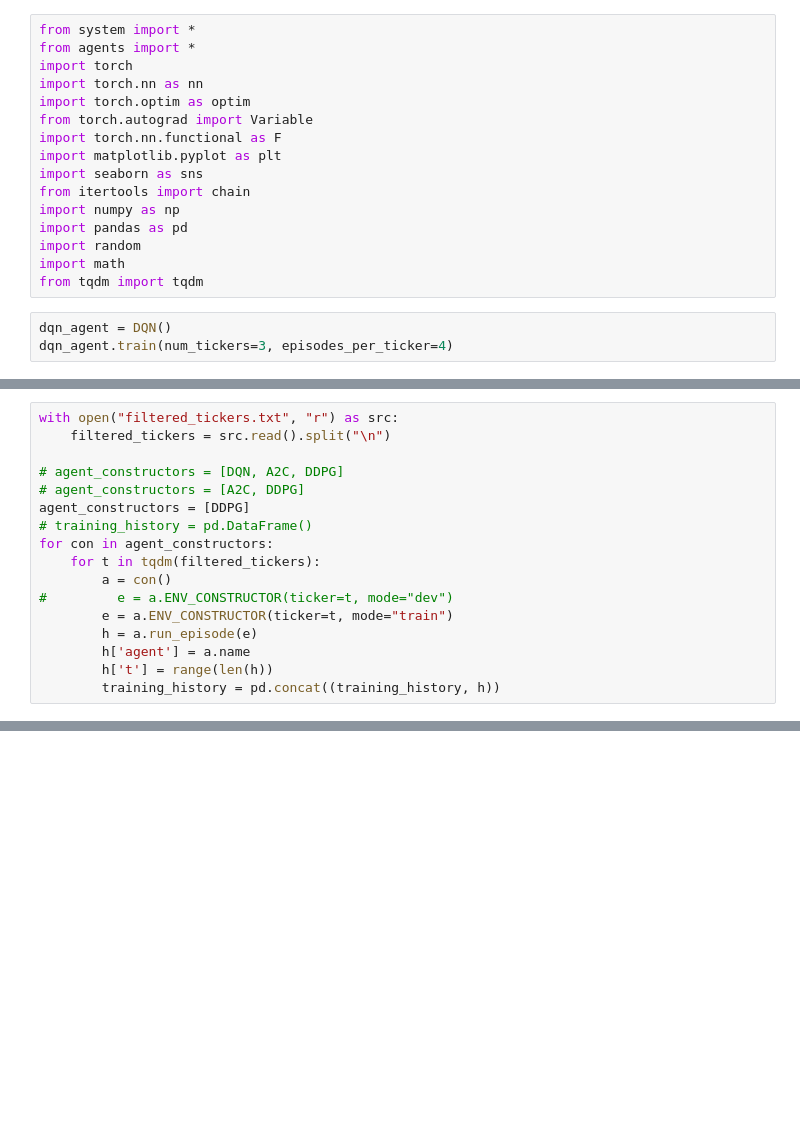
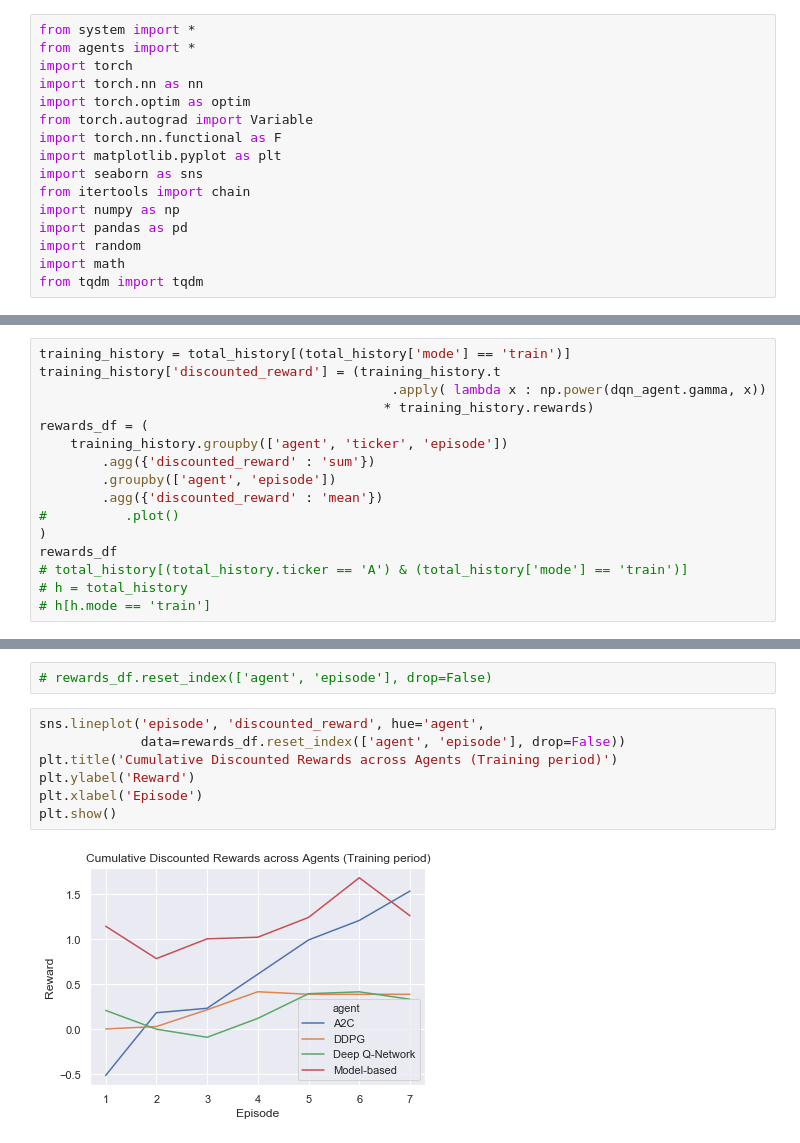
Before and after one commit to AaruranLog/rl-trading, a Jupyter notebook: experiments.ipynb, the cells around one changed output, grey strips where cells are left out. Saved outputs shown, nothing was run; the diff lists cells and outputs as text; blank space fills up the shorter version.

```diff
--- a/experiments.ipynb
+++ b/experiments.ipynb
@@ -14,6 +14,3 @@ import pandas as pd
 import random
 import math
 from tqdm import tqdm
-# %%
-dqn_agent = DQN()
-dqn_agent.train(num_tickers=3, episodes_per_ticker=4)
@@ -110,17 +16,0 @@ training_history = pd.DataFrame()
-# %%
-with open("filtered_tickers.txt", "r") as src:
-    filtered_tickers = src.read().split("\n")
-
-# agent_constructors = [DQN, A2C, DDPG]
-# agent_constructors = [A2C, DDPG]
-agent_constructors = [DDPG]
-# training_history = pd.DataFrame()
-for con in agent_constructors:
-    for t in tqdm(filtered_tickers):
-        a = con()
-#         e = a.ENV_CONSTRUCTOR(ticker=t, mode="dev")
-        e = a.ENV_CONSTRUCTOR(ticker=t, mode="train")
-        h = a.run_episode(e)
-        h['agent'] = a.name
-        h['t'] = range(len(h))
-        training_history = pd.concat((training_history, h))
@@ -180,0 +90,16 @@ sns.lineplot('t', 'returns', hue='agent', data=h[h.ticker == 'ABBV'])
+# %%
+training_history = total_history[(total_history['mode'] == 'train')]
+training_history['discounted_reward'] = (training_history.t
+                                             .apply( lambda x : np.power(dqn_agent.gamma, x))
+                                            * training_history.rewards)
+rewards_df = (
+    training_history.groupby(['agent', 'ticker', 'episode'])
+        .agg({'discounted_reward' : 'sum'})
+        .groupby(['agent', 'episode'])
+        .agg({'discounted_reward' : 'mean'})
+#          .plot()
+)
+rewards_df
+# total_history[(total_history.ticker == 'A') & (total_history['mode'] == 'train')]
+# h = total_history
+# h[h.mode == 'train']
@@ -180,0 +125,11 @@ sns.lineplot('t', 'returns', hue='agent', data=h[h.ticker == 'ABBV'])
+# %%
+# rewards_df.reset_index(['agent', 'episode'], drop=False)
+# %%
+sns.lineplot('episode', 'discounted_reward', hue='agent',
+             data=rewards_df.reset_index(['agent', 'episode'], drop=False))
+plt.title('Cumulative Discounted Rewards across Agents (Training period)')
+plt.ylabel('Reward')
+plt.xlabel('Episode')
+plt.show()
+# %% [output]
+[figure, added]
```
Also changed, not shown: parts of 48 cells of this notebook, 2 other files.
